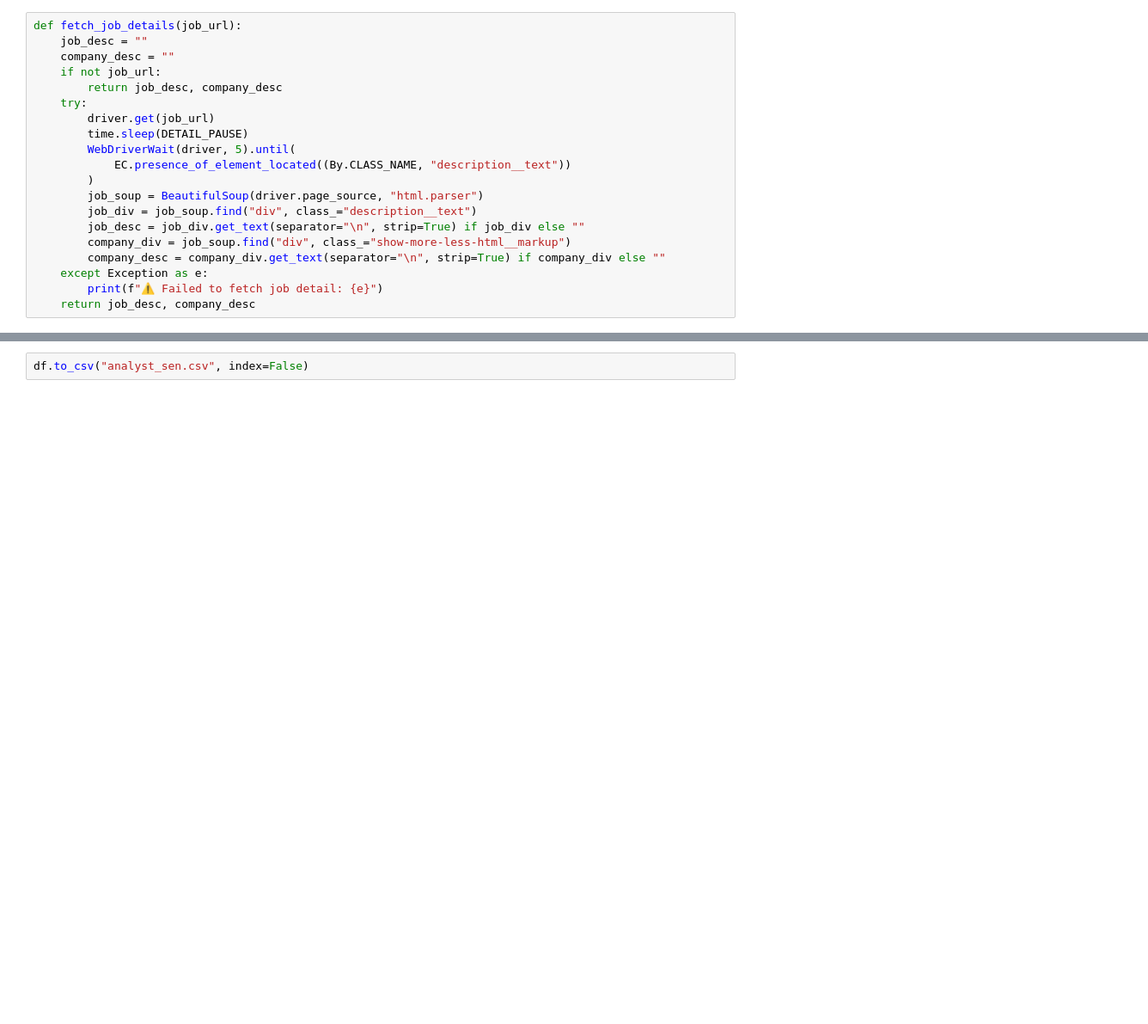
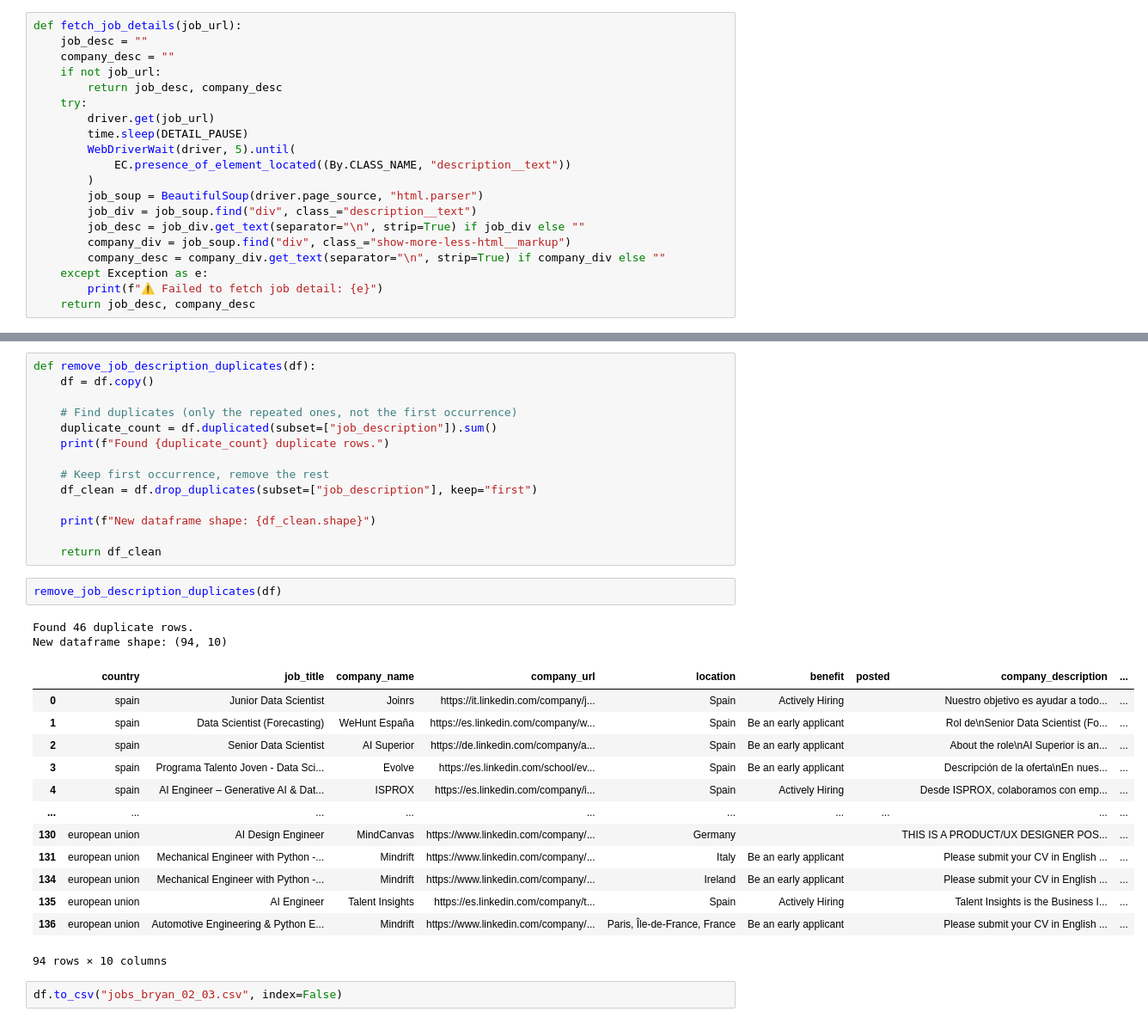
Before and after one commit to gail-mar/final_project, a Jupyter notebook: webscraping_linkedin.ipynb, the cells around one changed output, grey strips where cells are left out. Shown at 86% size. Saved outputs shown, nothing was run; the diff lists cells and outputs as text; blank space fills up the shorter version.

```diff
--- a/webscraping_linkedin.ipynb
+++ b/webscraping_linkedin.ipynb
@@ -203,2 +203,34 @@ df.head()
+# %%
+def remove_job_description_duplicates(df):
+    df = df.copy()
+
+    # Find duplicates (only the repeated ones, not the first occurrence)
+    duplicate_count = df.duplicated(subset=["job_description"]).sum()
+    print(f"Found {duplicate_count} duplicate rows.")
+
+    # Keep first occurrence, remove the rest
+    df_clean = df.drop_duplicates(subset=["job_description"], keep="first")
+
+    print(f"New dataframe shape: {df_clean.shape}")
+
+    return df_clean
+# %%
+remove_job_description_duplicates(df)
+# %% [output]
+Found 46 duplicate rows.
+New dataframe shape: (94, 10)
+|  | country | job_title | company_name | company_url | location | benefit | posted | company_description | ... |
+| 0 | spain | Junior Data Scientist | Joinrs | https://it.linkedin.com/company/j... | Spain | Actively Hiring |  | Nuestro objetivo es ayudar a todo... | ... |
+| 1 | spain | Data Scientist (Forecasting) | WeHunt España | https://es.linkedin.com/company/w... | Spain | Be an early applicant |  | Rol de\nSenior Data Scientist (Fo... | ... |
+| 2 | spain | Senior Data Scientist | AI Superior | https://de.linkedin.com/company/a... | Spain | Be an early applicant |  | About the role\nAI Superior is an... | ... |
+| 3 | spain | Programa Talento Joven - Data Sci... | Evolve | https://es.linkedin.com/school/ev... | Spain | Be an early applicant |  | Descripción de la oferta\nEn nues... | ... |
+| 4 | spain | AI Engineer – Generative AI & Dat... | ISPROX | https://es.linkedin.com/company/i... | Spain | Actively Hiring |  | Desde ISPROX, colaboramos con emp... | ... |
+| ... | ... | ... | ... | ... | ... | ... | ... | ... | ... |
+| 130 | european union | AI Design Engineer | MindCanvas | https://www.linkedin.com/company/... | Germany |  |  | THIS IS A PRODUCT/UX DESIGNER POS... | ... |
+| 131 | european union | Mechanical Engineer with Python -... | Mindrift | https://www.linkedin.com/company/... | Italy | Be an early applicant |  | Please submit your CV in English ... | ... |
+| 134 | european union | Mechanical Engineer with Python -... | Mindrift | https://www.linkedin.com/company/... | Ireland | Be an early applicant |  | Please submit your CV in English ... | ... |
+| 135 | european union | AI Engineer | Talent Insights | https://es.linkedin.com/company/t... | Spain | Actively Hiring |  | Talent Insights is the Business I... | ... |
+| 136 | european union | Automotive Engineering & Python E... | Mindrift | https://www.linkedin.com/company/... | Paris, Île-de-France, France | Be an early applicant |  | Please submit your CV in English ... | ... |
+94 rows × 10 columns
 # %%
-df.to_csv("analyst_sen.csv", index=False)
+df.to_csv("jobs_bryan_02_03.csv", index=False)
```
Also changed, not shown: parts of 4 cells of this notebook, 8 other files.
